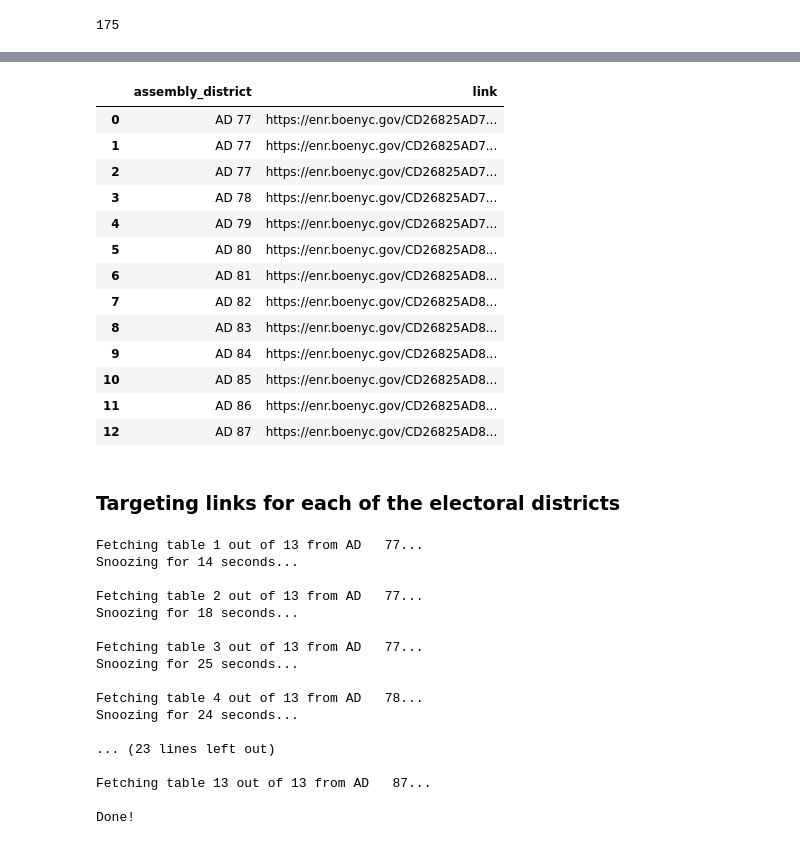
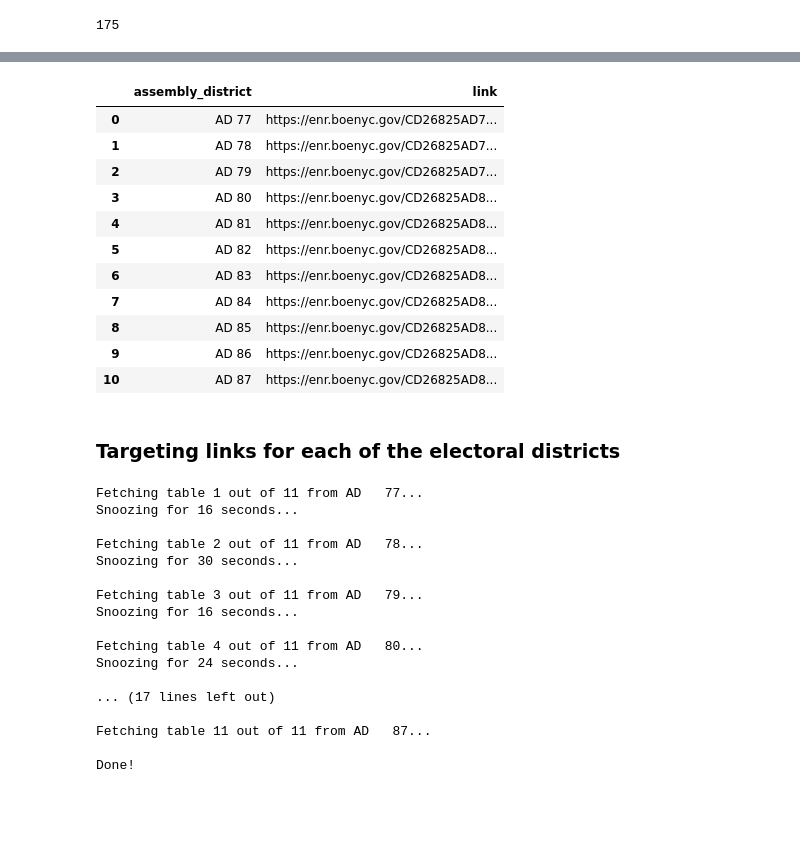
Before and after one commit to cmgsalazar/us-elex-2024-bx, a Jupyter notebook: scraper.ipynb, the cells around one changed output, grey strips where cells are left out. Drawn from its saved outputs; the diff is of its cells as text; code cells hidden in the pictures; blank space fills up the shorter version.

```diff
--- a/scraper.ipynb
+++ b/scraper.ipynb
@@ -31,3 +31,10 @@ targets = soup.find_all("td")
 len(targets)
 # %% [output]
 175
+# %%
+# finding and identifying our main table
+main_table = targets[6]
+# main_table
+# %%
+main_target = main_table.find_all("a")
+main_target
@@ -34,38 +54,36 @@ len(targets)
 # %%
 # initializing
 base_url = "https://enr.boenyc.gov/"
 assembly_districts_links = [] # holds links to each assembly district
 assembly_districts_num = [] # holds assembly district number
 
-for district in targets:
+for district in main_target:
     try:
-        if district != None and "AD" in district.find("a").get("title"):
-            num = district.find("a").get_text()
-            link = base_url + district.find("a").get("href")
+        if district != None and "AD" in district.get("title"):
+            num = district.get_text()
+            link = base_url + district.get("href")
             assembly_districts_num.append(num)
             assembly_districts_links.append(link)
     except:
         pass
 
 # convert to df
 assembly_districts_df = pd.DataFrame(zip(assembly_districts_num, assembly_districts_links),
                   columns=["assembly_district", "link"])
 assembly_districts_df
 # %% [output]
 |  | assembly_district | link |
 | 0 | AD 77 | https://enr.boenyc.gov/CD26825AD7... |
-| 1 | AD 77 | https://enr.boenyc.gov/CD26825AD7... |
-| 2 | AD 77 | https://enr.boenyc.gov/CD26825AD7... |
-| 3 | AD 78 | https://enr.boenyc.gov/CD26825AD7... |
-| 4 | AD 79 | https://enr.boenyc.gov/CD26825AD7... |
-| 5 | AD 80 | https://enr.boenyc.gov/CD26825AD8... |
-| 6 | AD 81 | https://enr.boenyc.gov/CD26825AD8... |
-| 7 | AD 82 | https://enr.boenyc.gov/CD26825AD8... |
-| 8 | AD 83 | https://enr.boenyc.gov/CD26825AD8... |
-| 9 | AD 84 | https://enr.boenyc.gov/CD26825AD8... |
-| 10 | AD 85 | https://enr.boenyc.gov/CD26825AD8... |
-| 11 | AD 86 | https://enr.boenyc.gov/CD26825AD8... |
-| 12 | AD 87 | https://enr.boenyc.gov/CD26825AD8... |
+| 1 | AD 78 | https://enr.boenyc.gov/CD26825AD7... |
+| 2 | AD 79 | https://enr.boenyc.gov/CD26825AD7... |
+| 3 | AD 80 | https://enr.boenyc.gov/CD26825AD8... |
+| 4 | AD 81 | https://enr.boenyc.gov/CD26825AD8... |
+| 5 | AD 82 | https://enr.boenyc.gov/CD26825AD8... |
+| 6 | AD 83 | https://enr.boenyc.gov/CD26825AD8... |
+| 7 | AD 84 | https://enr.boenyc.gov/CD26825AD8... |
+| 8 | AD 85 | https://enr.boenyc.gov/CD26825AD8... |
+| 9 | AD 86 | https://enr.boenyc.gov/CD26825AD8... |
+| 10 | AD 87 | https://enr.boenyc.gov/CD26825AD8... |
 # %%
 assembly_districts_df.to_csv("bx-assembly_districts.csv", encoding="UTF-8", index=False)
 # %% [markdown]
@@ -149,21 +167,21 @@ for ad_num, target_url in zip(assembly_districts_num, assembly_districts_links):
 
 print("Done!")
 # %% [output]
-Fetching table 1 out of 13 from AD   77...
-Snoozing for 14 seconds...
+Fetching table 1 out of 11 from AD   77...
+Snoozing for 16 seconds...
 
-Fetching table 2 out of 13 from AD   77...
-Snoozing for 18 seconds...
+Fetching table 2 out of 11 from AD   78...
+Snoozing for 30 seconds...
 
-Fetching table 3 out of 13 from AD   77...
-Snoozing for 25 seconds...
+Fetching table 3 out of 11 from AD   79...
+Snoozing for 16 seconds...
 
-Fetching table 4 out of 13 from AD   78...
+Fetching table 4 out of 11 from AD   80...
 Snoozing for 24 seconds...
 
-... (23 lines left out)
+... (17 lines left out)
 
-Fetching table 13 out of 13 from AD   87...
+Fetching table 11 out of 11 from AD   87...
 
 Done!
 # %%
```
Also changed, not shown: parts of 4 cells of this notebook, 4 other files.
